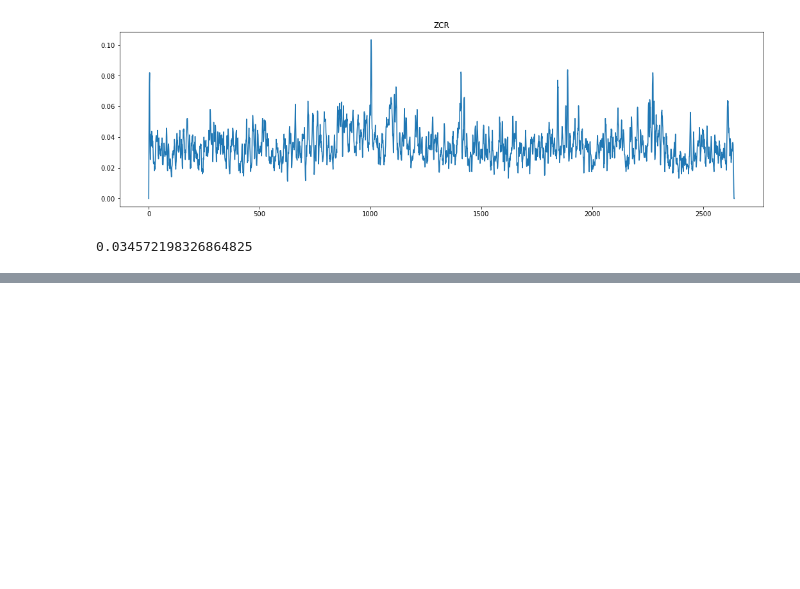
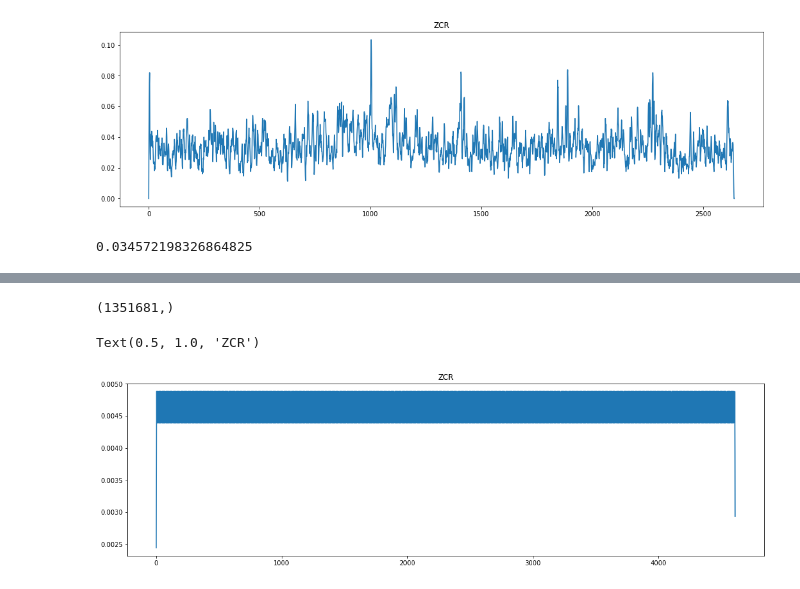
Before and after one commit to maya177/nea, a Jupyter notebook: testing.ipynb, the cells around one changed output, grey strips where cells are left out. Drawn from its saved outputs; the diff is of its cells as text; code cells hidden in the pictures; blank space fills up the shorter version.

```diff
--- a/testing.ipynb
+++ b/testing.ipynb
@@ -200,0 +212,2 @@ zcrs2.mean()
+# %%
+data, samplerate = librosa.load("./audio/crowd.wav")
@@ -200,0 +229,14 @@ zcrs2.mean()
+# %%
+data2, samplerate2 = librosa.load("./audio/buzz.wav")
+data.shape
+# %% [output]
+(1351681,)
+# %%
+zcrs2 = librosa.feature.zero_crossing_rate(data2)
+# %%
+plt.figure(figsize=(18, 5))
+plt.plot(zcrs2[0])
+plt.title('ZCR')
+# %% [output]
+Text(0.5, 1.0, 'ZCR')
+[figure, added]
```
Also changed, not shown: parts of 19 cells of this notebook, 27 other files.
